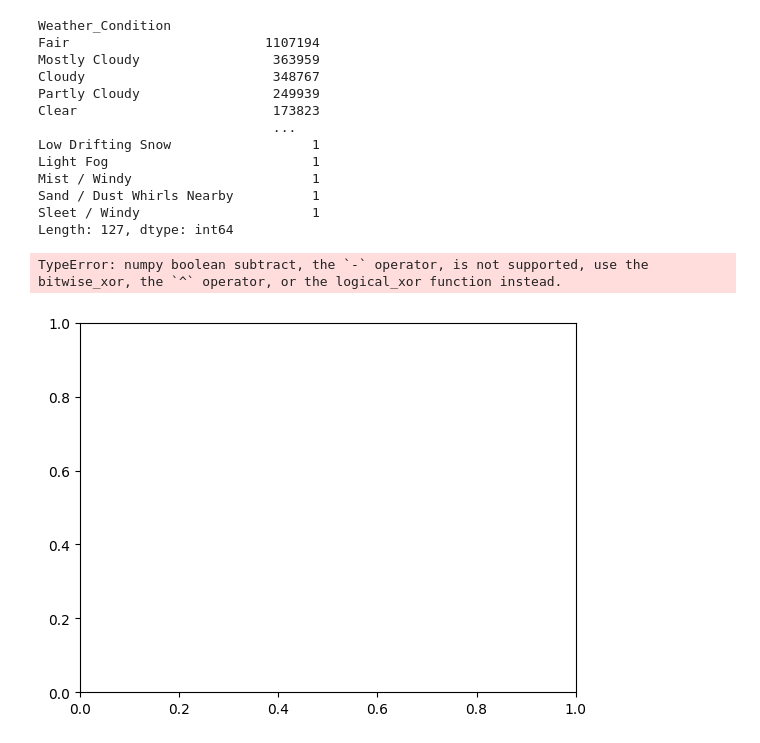
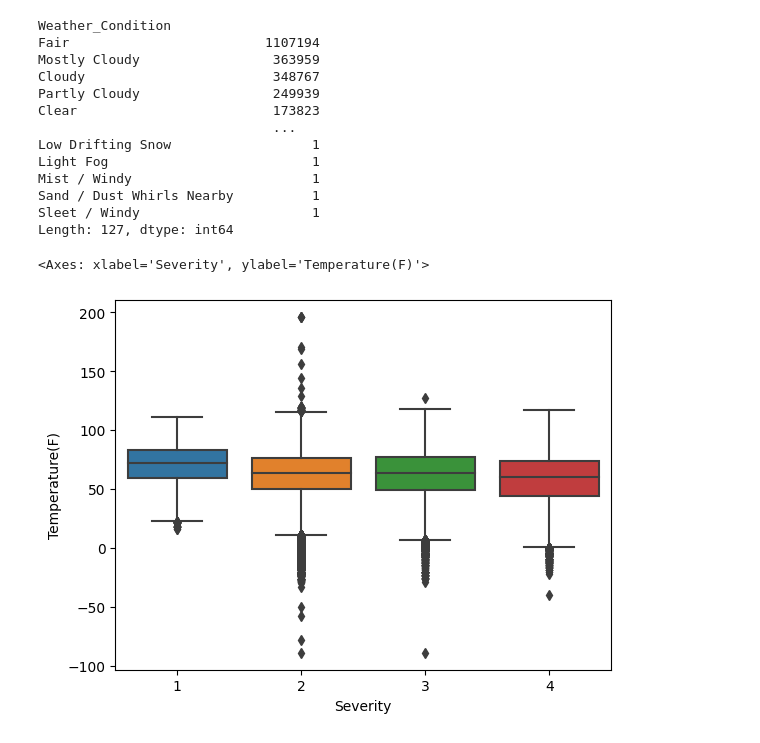
Before and after one commit to williamsasaki/jubilant-robot, a Jupyter notebook: ml_acidentes_tcc.ipynb, the cells around one changed output. Cells and saved outputs as stored; diff of their text form; code cells hidden in the pictures.

```diff
--- a/ml_acidentes_tcc.ipynb
+++ b/ml_acidentes_tcc.ipynb
@@ -40,6 +42,10 @@ df.head()
 | 2 | A-3 | 2 | 2016-02-08 06:15:39 | 2016-02-08 12:15:39 | 39.102660 | -84.524680 | 39.102090 | -84.523960 | 0.055 | ... |
 | 3 | A-4 | 2 | 2016-02-08 06:51:45 | 2016-02-08 12:51:45 | 41.062130 | -81.537840 | 41.062170 | -81.535470 | 0.123 | ... |
 | 4 | A-5 | 3 | 2016-02-08 07:53:43 | 2016-02-08 13:53:43 | 39.172393 | -84.492792 | 39.170476 | -84.501798 | 0.500 | ... |
+# %%
+# Transformando as datas para o tipo correto
+df['Start_Time'] = pd.to_datetime(df['Start_Time'])
+df['End_Time'] = pd.to_datetime(df['End_Time'])
 # %%
 df.info()
 # %% [output]
@@ -136,7 +182,7 @@ Sand / Dust Whirls Nearby          1
 Sleet / Windy                      1
 Length: 127, dtype: int64
 # %%
-sns.boxplot(data=df, x='Severity', y='Traffic_Signal')
+sns.boxplot(data=df, x='Severity', y='Temperature(F)')
 # %% [output]
-TypeError: numpy boolean subtract, the `-` operator, is not supported, use the bitwise_xor, the `^` operator, or the logical_xor function instead.
+<Axes: xlabel='Severity', ylabel='Temperature(F)'>
-[figure, old version]
+[figure, new version]
```
Also changed, not shown: parts of 12 cells of this notebook.
